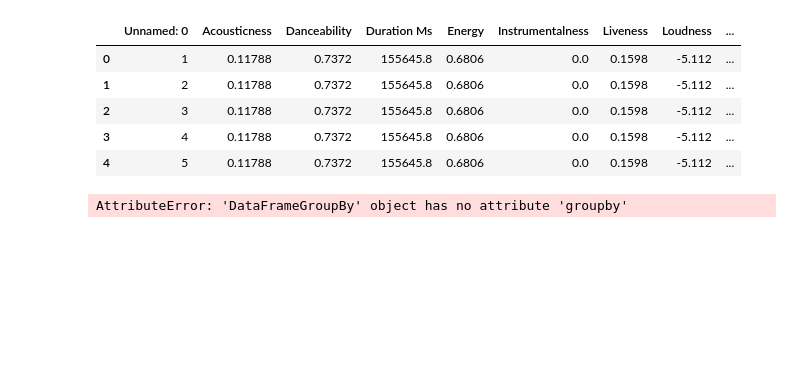
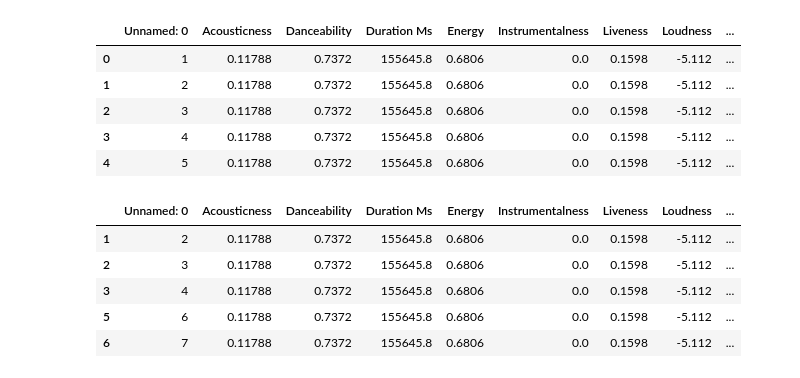
Before and after one commit to michellesimek/project_1, a Jupyter notebook: Project_1_Chart_KS.ipynb, the cells around one changed output. Saved outputs shown, nothing was run; the diff lists cells and outputs as text; code cells hidden in the pictures; blank space fills up the shorter version.

```diff
--- a/Project_1_Chart_KS.ipynb
+++ b/Project_1_Chart_KS.ipynb
@@ -15,25 +15,18 @@ df.head()
 | 2 | 3 | 0.11788 | 0.7372 | 155645.8 | 0.6806 | 0.0 | 0.1598 | -5.112 | ... |
 | 3 | 4 | 0.11788 | 0.7372 | 155645.8 | 0.6806 | 0.0 | 0.1598 | -5.112 | ... |
 | 4 | 5 | 0.11788 | 0.7372 | 155645.8 | 0.6806 | 0.0 | 0.1598 | -5.112 | ... |
-# %%
-#list artists and number of unique countries they had top songs in
-#artist_country = pd.DataFrame({"Artist_clean": df['Artist_clean'],
- #                               "Country": df['Country']
-#})
-df = df.groupby(['Artist_clean'])
-
-
-df.head()
-
-
-#artist_country_drop = artist_country.loc[artist_country['Country'] > 10]
-
-#artist_country_drop = artist_country_drop[('Country')].sort_values(ascending=False)
-
-#artist_country_drop.head()
-
-#artist_country_drop = pd.DataFrame(artist_country_drop)
-# %% [output]
-AttributeError: 'DataFrameGroupBy' object has no attribute 'groupby'
+# %%
+
+df_rank = df.loc[df['Rank'] <= 10]
+
+
+df_rank.head()
+# %% [output]
+|  | Unnamed: 0 | Acousticness | Danceability | Duration Ms | Energy | Instrumentalness | Liveness | Loudness | ... |
+| 1 | 2 | 0.11788 | 0.7372 | 155645.8 | 0.6806 | 0.0 | 0.1598 | -5.112 | ... |
+| 2 | 3 | 0.11788 | 0.7372 | 155645.8 | 0.6806 | 0.0 | 0.1598 | -5.112 | ... |
+| 3 | 4 | 0.11788 | 0.7372 | 155645.8 | 0.6806 | 0.0 | 0.1598 | -5.112 | ... |
+| 5 | 6 | 0.11788 | 0.7372 | 155645.8 | 0.6806 | 0.0 | 0.1598 | -5.112 | ... |
+| 6 | 7 | 0.11788 | 0.7372 | 155645.8 | 0.6806 | 0.0 | 0.1598 | -5.112 | ... |
 # %%
 #New--Scatter plot analyzing musicalities by rank
```
Also changed, not shown: parts of 2 cells of this notebook.
